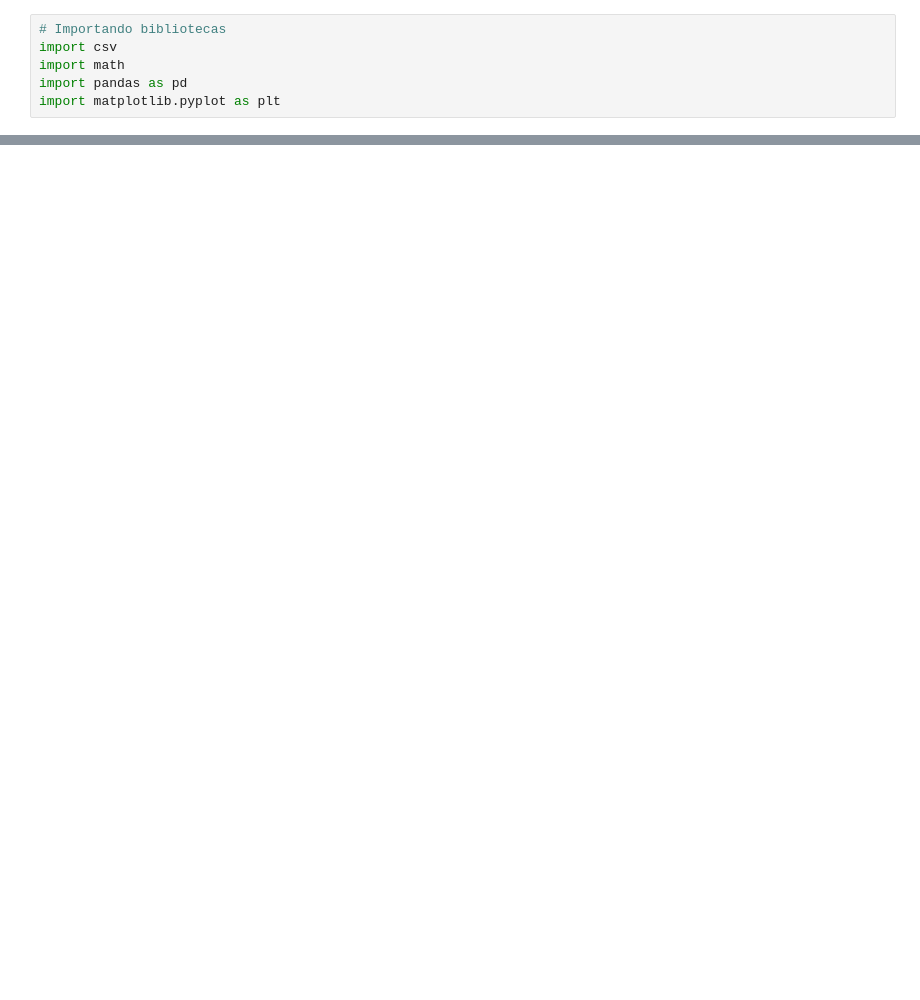
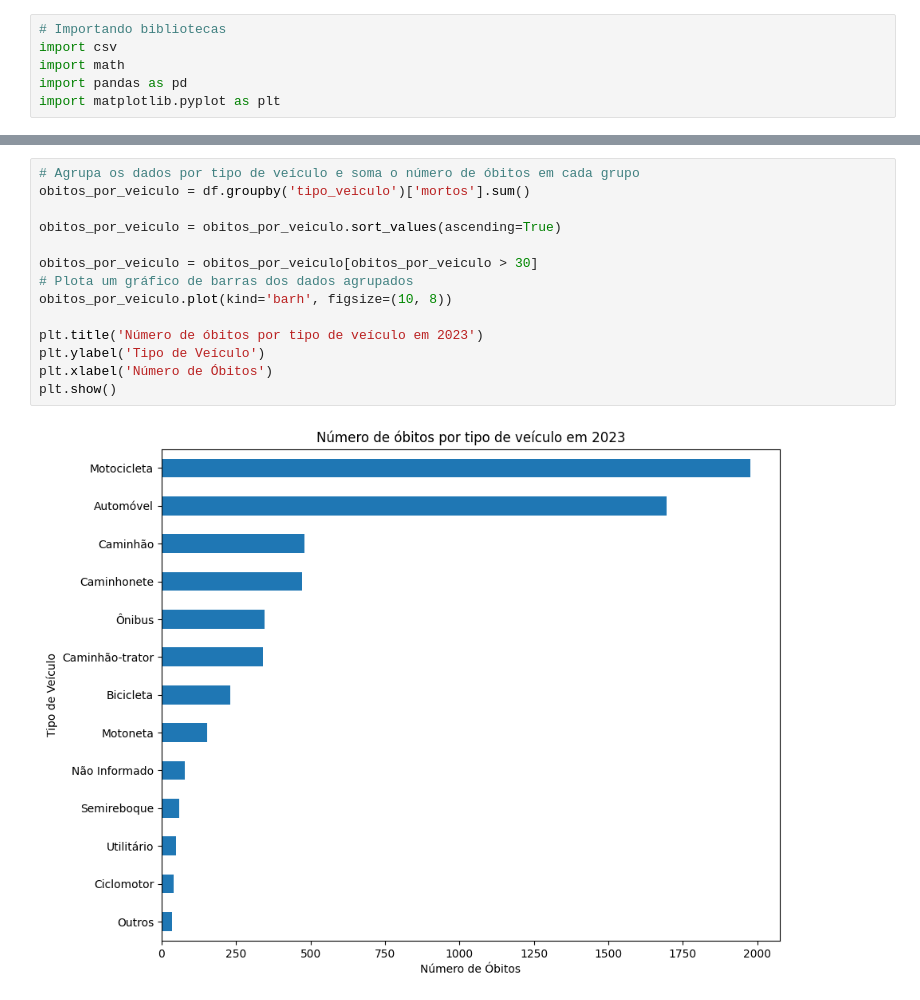
Before and after one commit to yotta0/Projeto-Big-Data, a Jupyter notebook: aed_e_ml.ipynb, the cells around one changed output, grey strips where cells are left out. Cells and saved outputs as stored; diff of their text form; blank space fills up the shorter version.

```diff
--- a/aed_e_ml.ipynb
+++ b/aed_e_ml.ipynb
@@ -76,0 +85,16 @@ TypeError: agg function failed [how->mean,dtype->object]
+# %%
+# Agrupa os dados por tipo de veículo e soma o número de óbitos em cada grupo
+obitos_por_veiculo = df.groupby('tipo_veiculo')['mortos'].sum()
+
+obitos_por_veiculo = obitos_por_veiculo.sort_values(ascending=True)
+
+obitos_por_veiculo = obitos_por_veiculo[obitos_por_veiculo > 30]
+# Plota um gráfico de barras dos dados agrupados
+obitos_por_veiculo.plot(kind='barh', figsize=(10, 8))
+
+plt.title('Número de óbitos por tipo de veículo em 2023')
+plt.ylabel('Tipo de Veículo')
+plt.xlabel('Número de Óbitos')
+plt.show()
+# %% [output]
+[figure, added]
```
Also changed, not shown: parts of 13 cells of this notebook.
